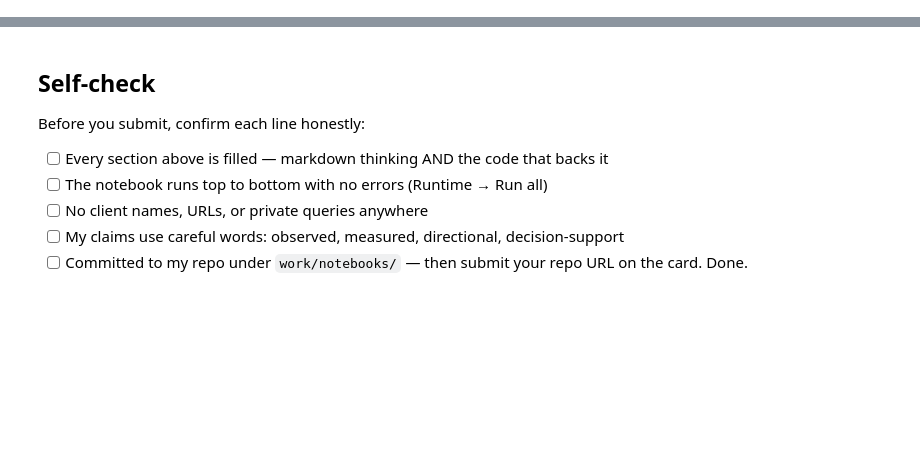
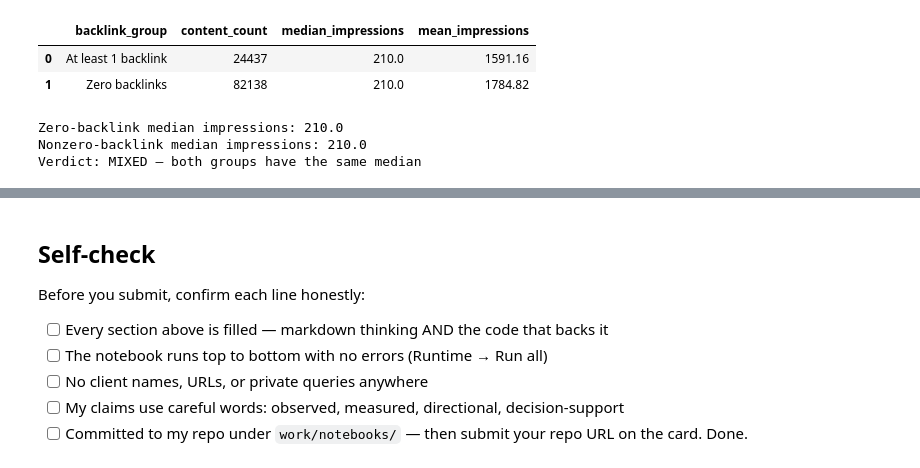
Before and after one commit to vishalseries7030/flyrank-ml-internship, a Jupyter notebook: work/notebooks/w04_signal_audit.ipynb, the cells around one changed output, grey strips where cells are left out. Drawn from its saved outputs; the diff is of its cells as text; code cells hidden in the pictures; blank space fills up the shorter version.

```diff
--- a/work/notebooks/w04_signal_audit.ipynb
+++ b/work/notebooks/w04_signal_audit.ipynb
@@ -36,0 +382,57 @@ This skeleton is yours to fill. Work the sections **in order** — each one has
+# %%
+import numpy as np
+import pandas as pd
+from IPython.display import display
+
+test_df = audit.loc[
+    audit["gsc_impressions"].notna()
+    & audit["backlinks"].notna()
+].copy()
+
+test_df["backlinks"] = pd.to_numeric(
+    test_df["backlinks"], errors="coerce"
+)
+test_df["gsc_impressions"] = pd.to_numeric(
+    test_df["gsc_impressions"], errors="coerce"
+)
+
+test_df = test_df.dropna(
+    subset=["backlinks", "gsc_impressions"]
+)
+
+test_df["backlink_group"] = np.where(
+    test_df["backlinks"].eq(0),
+    "Zero backlinks",
+    "At least 1 backlink"
+)
+
+summary = test_df.groupby("backlink_group").agg(
+    content_count=("gsc_impressions", "size"),
+    median_impressions=("gsc_impressions", "median"),
+    mean_impressions=("gsc_impressions", "mean"),
+).reset_index()
+
+display(summary.round(2))
+
+medians = summary.set_index("backlink_group")["median_impressions"]
+zero_median = medians.get("Zero backlinks", np.nan)
+nonzero_median = medians.get("At least 1 backlink", np.nan)
+
+print("Zero-backlink median impressions:", zero_median)
+print("Nonzero-backlink median impressions:", nonzero_median)
+
+if pd.isna(zero_median) or pd.isna(nonzero_median):
+    print("Verdict: FALSE — unable to compare both groups")
+elif zero_median == nonzero_median:
+    print("Verdict: MIXED — both groups have the same median")
+elif nonzero_median > zero_median:
+    print("Verdict: CONFIRMED — nonzero-backlink group has a higher median")
+else:
+    print("Verdict: OPPOSITE — zero-backlink group has a higher median")
+# %% [output]
+|  | backlink_group | content_count | median_impressions | mean_impressions |
+| 0 | At least 1 backlink | 24437 | 210.0 | 1591.16 |
+| 1 | Zero backlinks | 82138 | 210.0 | 1784.82 |
+Zero-backlink median impressions: 210.0
+Nonzero-backlink median impressions: 210.0
+Verdict: MIXED — both groups have the same median
```
Also changed, not shown: parts of 22 cells of this notebook.
